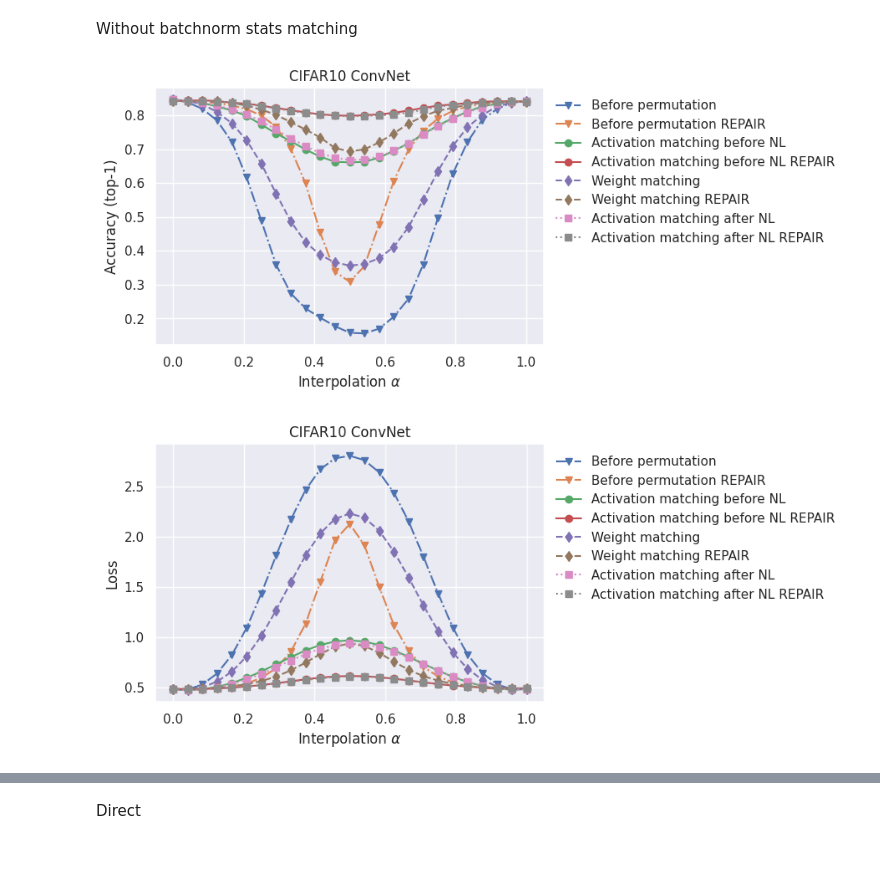
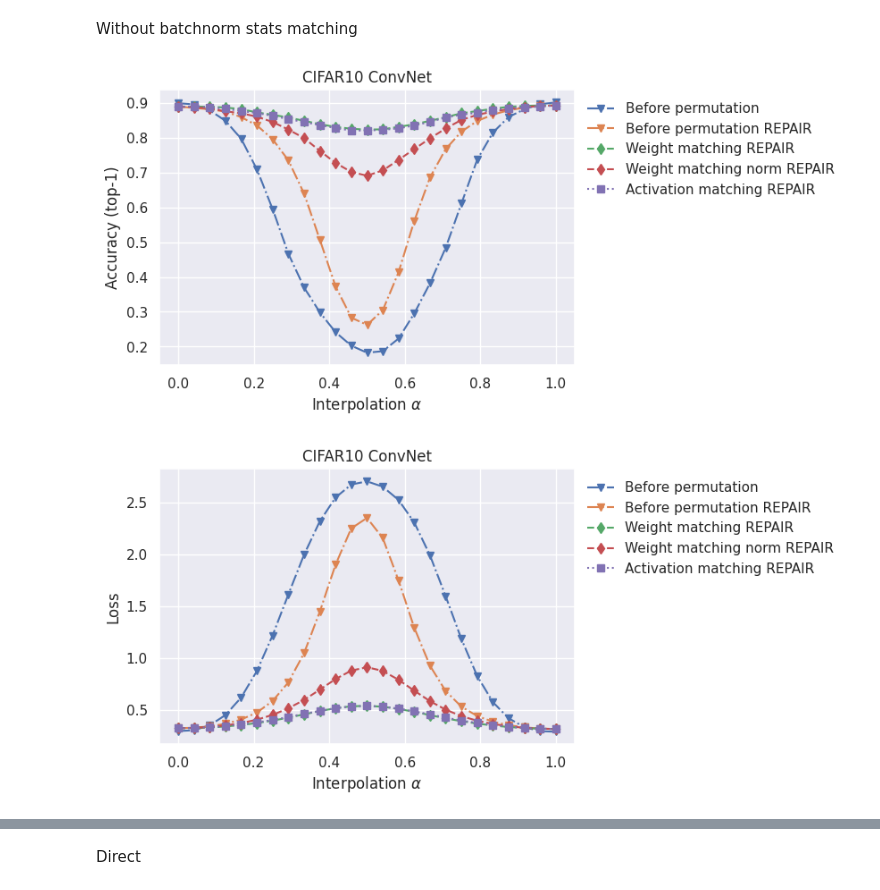
Before and after one commit to xiyori/lmc, a Jupyter notebook: notebooks/rebasin-augment.ipynb, the cells around one changed output, grey strips where cells are left out. Cells and saved outputs as stored; diff of their text form; code cells hidden in the pictures; blank space fills up the shorter version.

Commit message:
Normalized WM

```diff
--- a/notebooks/rebasin-augment.ipynb
+++ b/notebooks/rebasin-augment.ipynb
@@ -531,12 +583,12 @@ Accuracy: 83.66%
 # %%
-set_random_seed(42)
+set_random_seed(92)
 
 lr = 1e-2
 num_epochs = 40
 
-model0 = ConvNetDepth(config)
-model0.to(device)
-optim = torch.optim.SGD(model0.parameters(), lr=lr, momentum=0.9, weight_decay=5e-4)
+model1 = ConvNetDepth(config)
+model1.to(device)
+optim = torch.optim.SGD(model1.parameters(), lr=lr, momentum=0.9, weight_decay=5e-4)
 scheduler = torch.optim.lr_scheduler.OneCycleLR(optim, **{
     "steps_per_epoch": len(trainloader),
     "epochs": num_epochs,
@@ -545,6 +597,6 @@ scheduler = torch.optim.lr_scheduler.OneCycleLR(optim, **{
     "pct_start": 0.1
 })
 
-train(num_epochs, model0, optim, scheduler)
-torch.save(model0.state_dict(), checkpoint_dir + "/cifar_conv_aug0.pth")
+train(num_epochs, model1, optim, scheduler)
+torch.save(model1.state_dict(), checkpoint_dir + "/cifar_conv_augn1.pth")
 # %% [output]
@@ -659,13 +684,11 @@ reload_models()
 accs, losses, alphas = get_interpolation(model0, model1)
 accs_tr, losses_tr, _ = get_interpolation(model0, model1, repair="trainmode")
 # accs_sph, losses_sph, _ = get_interpolation(model0, model1, repair="sphere")
-# for model in [model0, model1]:
-#     collect_statistics(model, full=True)
+# collect_statistics([model0, model1], full=True)
 # accs_rep, losses_rep, _ = get_interpolation(model0, model1, repair="closed")
 
 del model0
 del model1
-# del model
 
 activation_matching()
 # post_act_accs, post_act_losses, _ = get_interpolation(model0, model1)
@@ -676,17 +699,22 @@ post_act_tr_accs, post_act_tr_losses, _ = get_interpolation(model0, model1, repa
 del model0
 del model1
 
-weight_matching()
+weight_matching(normalize=False)
 # weight_accs, weight_losses, _ = get_interpolation(model0, model1)
 weight_tr_accs, weight_tr_losses, _ = get_interpolation(model0, model1, repair="trainmode")
 # weight_sph_accs, weight_sph_losses, _ = get_interpolation(model0, model1, repair="sphere")
-# for model in [model0, model1]:
-#     collect_statistics(model, full=True)
+# collect_statistics([model0, model1], full=True)
 # weight_rep_accs, weight_rep_losses, _ = get_interpolation(model0, model1, repair="closed")
 
 del model0
 del model1
-# del model
+
+weight_matching(normalize=True)
+# weight_accs, weight_losses, _ = get_interpolation(model0, model1)
+weightn_tr_accs, weightn_tr_losses, _ = get_interpolation(model0, model1, repair="trainmode")
+
+del model0
+del model1
 
 # config.matching_mode = "pre_activation"
 # activation_matching()
@@ -702,49 +730,51 @@ Without batchnorm stats matching
 # %%
 plt.plot(alphas, accs, label="Before permutation", marker="v", linestyle="-.")
 # plt.plot(alphas, accs_rep, label="Before permutation REPAIR closed", marker="v", linestyle="-.")
 plt.plot(alphas, accs_tr, label="Before permutation REPAIR", marker="v", linestyle="-.")
 # plt.plot(alphas, accs_sph, label="Before permutation REPAIR sphere", marker="v", linestyle="-.")
-plt.plot(alphas, pre_act_accs, label="Activation matching before NL", marker="o")
+# plt.plot(alphas, pre_act_accs, label="Activation matching before NL", marker="o")
 # plt.plot(alphas, pre_act_rep_accs, label="Activation matching before NL REPAIR closed", marker="o")
-plt.plot(alphas, pre_act_tr_accs, label="Activation matching before NL REPAIR", marker="o")
+# plt.plot(alphas, pre_act_tr_accs, label="Activation matching before NL REPAIR", marker="o")
 # plt.plot(alphas, pre_act_sph_accs, label="Activation matching before NL REPAIR sphere", marker="o")
-plt.plot(alphas, weight_accs, label="Weight matching", marker="d", linestyle="--")
+# plt.plot(alphas, weight_accs, label="Weight matching", marker="d", linestyle="--")
 # plt.plot(alphas, weight_rep_accs, label="Weight matching REPAIR closed", marker="d", linestyle="--")
 plt.plot(alphas, weight_tr_accs, label="Weight matching REPAIR", marker="d", linestyle="--")
+plt.plot(alphas, weightn_tr_accs, label="Weight matching norm REPAIR", marker="d", linestyle="--")
 # plt.plot(alphas, weight_sph_accs, label="Weight matching REPAIR sphere", marker="d", linestyle="--")
-plt.plot(alphas, post_act_accs, label="Activation matching after NL", marker="s", linestyle=":")
-# plt.plot(alphas, post_act_rep_accs, label="Activation matching after NL REPAIR closed", marker="s", linestyle=":")
-plt.plot(alphas, post_act_tr_accs, label="Activation matching after NL REPAIR", marker="s", linestyle=":")
-# plt.plot(alphas, post_act_sph_accs, label="Activation matching after NL REPAIR sphere", marker="s", linestyle=":")
+# plt.plot(alphas, post_act_accs, label="Activation matching", marker="s", linestyle=":")
+# plt.plot(alphas, post_act_rep_accs, label="Activation matching REPAIR closed", marker="s", linestyle=":")
+plt.plot(alphas, post_act_tr_accs, label="Activation matching REPAIR", marker="s", linestyle=":")
+# plt.plot(alphas, post_act_sph_accs, label="Activation matching REPAIR sphere", marker="s", linestyle=":")
 plt.xlabel("Interpolation $\\alpha$")
 plt.ylabel("Accuracy (top-1)")
 plt.legend(bbox_to_anchor=(1, 1), frameon=False)
 plt.title("CIFAR10 ConvNet")
 plt.show()
 # %% [output]
-[figure, old version]
+[figure, new version]
 # %%
 plt.plot(alphas, losses, label="Before permutation", marker="v", linestyle="-.")
 # plt.plot(alphas, losses_rep, label="Before permutation REPAIR closed", marker="v", linestyle="-.")
 plt.plot(alphas, losses_tr, label="Before permutation REPAIR", marker="v", linestyle="-.")
 # plt.plot(alphas, losses_sph, label="Before permutation REPAIR sphere", marker="v", linestyle="-.")
-plt.plot(alphas, pre_act_losses, label="Activation matching before NL", marker="o")
+# plt.plot(alphas, pre_act_losses, label="Activation matching before NL", marker="o")
 # plt.plot(alphas, pre_act_rep_losses, label="Activation matching before NL REPAIR closed", marker="o")
-plt.plot(alphas, pre_act_tr_losses, label="Activation matching before NL REPAIR", marker="o")
+# plt.plot(alphas, pre_act_tr_losses, label="Activation matching before NL REPAIR", marker="o")
 # plt.plot(alphas, pre_act_sph_losses, label="Activation matching before NL REPAIR sphere", marker="o")
-plt.plot(alphas, weight_losses, label="Weight matching", marker="d", linestyle="--")
+# plt.plot(alphas, weight_losses, label="Weight matching", marker="d", linestyle="--")
 # plt.plot(alphas, weight_rep_losses, label="Weight matching REPAIR closed", marker="d", linestyle="--")
 plt.plot(alphas, weight_tr_losses, label="Weight matching REPAIR", marker="d", linestyle="--")
+plt.plot(alphas, weightn_tr_losses, label="Weight matching norm REPAIR", marker="d", linestyle="--")
 # plt.plot(alphas, weight_sph_losses, label="Weight matching REPAIR sphere", marker="d", linestyle="--")
-plt.plot(alphas, post_act_losses, label="Activation matching after NL", marker="s", linestyle=":")
-# plt.plot(alphas, post_act_rep_losses, label="Activation matching after NL REPAIR closed", marker="s", linestyle=":")
-plt.plot(alphas, post_act_tr_losses, label="Activation matching after NL REPAIR", marker="s", linestyle=":")
-# plt.plot(alphas, post_act_sph_losses, label="Activation matching after NL REPAIR sphere", marker="s", linestyle=":")
+# plt.plot(alphas, post_act_losses, label="Activation matching", marker="s", linestyle=":")
+# plt.plot(alphas, post_act_rep_losses, label="Activation matching REPAIR closed", marker="s", linestyle=":")
+plt.plot(alphas, post_act_tr_losses, label="Activation matching REPAIR", marker="s", linestyle=":")
+# plt.plot(alphas, post_act_sph_losses, label="Activation matching REPAIR sphere", marker="s", linestyle=":")
 plt.xlabel("Interpolation $\\alpha$")
 plt.ylabel("Loss")
 plt.legend(bbox_to_anchor=(1, 1), frameon=False)
 plt.title("CIFAR10 ConvNet")
 plt.show()
 # %% [output]
-[figure, old version]
+[figure, new version]
 # %%
```
Also changed, not shown: parts of 23 cells of this notebook, 3 other files.
